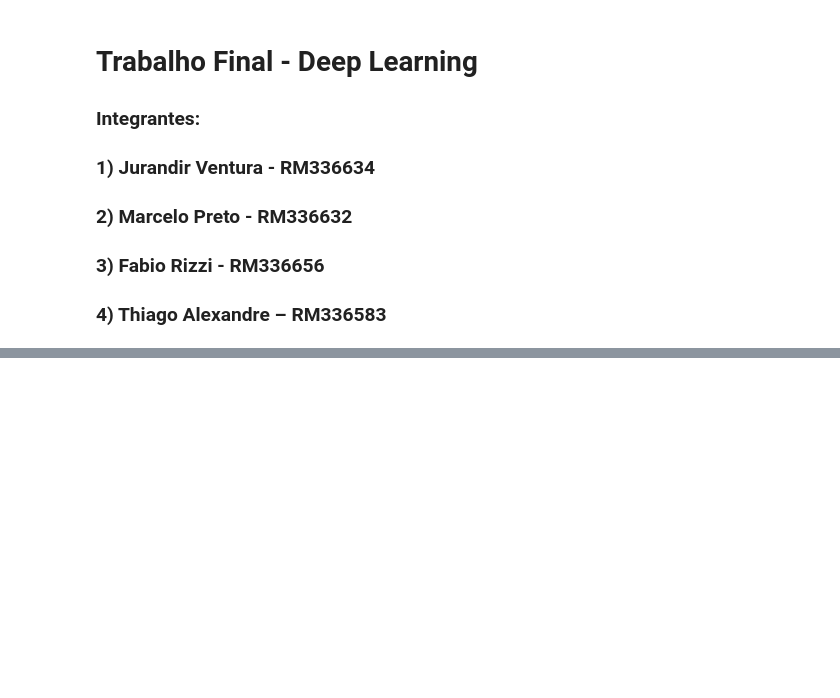
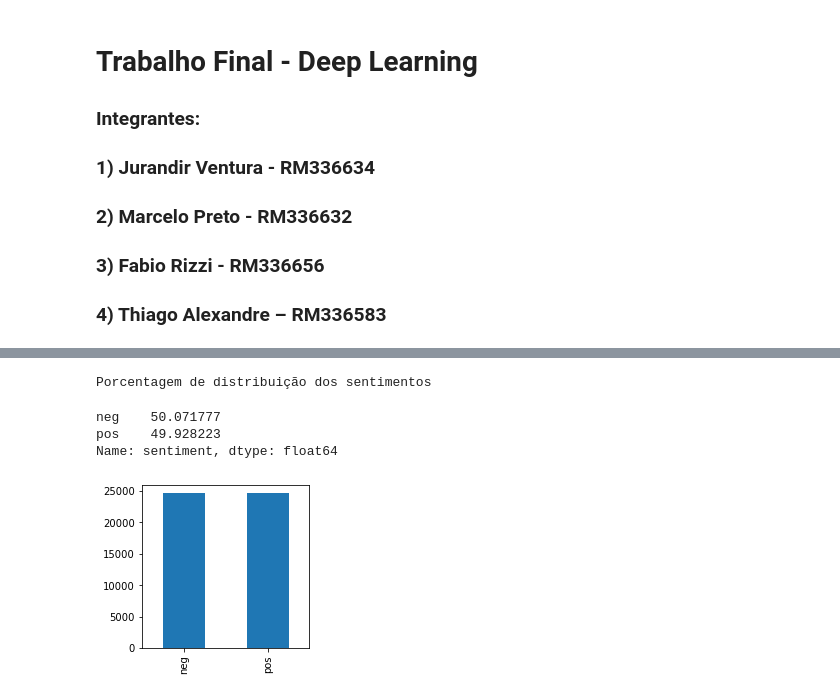
Before and after one commit to fiapIA/processamento_de_linguagem_natural, a Jupyter notebook: trabalho_final.ipynb, the cells around one changed output, grey strips where cells are left out. Saved outputs shown, nothing was run; the diff lists cells and outputs as text; code cells hidden in the pictures; blank space fills up the shorter version.

```diff
--- a/trabalho_final.ipynb
+++ b/trabalho_final.ipynb
@@ -34,0 +33,19 @@ dataset.head()
+# %%
+# Carregamento do dataset para dataframe "df"
+import os
+import pandas as pd
+try:
+  import wget
+except:
+  !pip install wget
+
+url = "https://dados-ml-pln.s3-sa-east-1.amazonaws.com/imdb-reviews-pt-br.csv"
+file = "./" + url.split('/')[-1]
+
+if not os.path.exists(file):
+    print("Fazendo download de " + url + " para: " + file)
+    wget.download(url,file)
+
+print("Carregando " + file + "...")
+df = pd.read_csv(file, delimiter=',', encoding='UTF-8')
+print("Dataframe carregado.")
@@ -34,0 +99,13 @@ dataset.head()
+# %%
+print("Porcentagem de distribuição dos sentimentos")
+(df.sentiment.value_counts()/df.shape[0])*100
+# %% [output]
+Porcentagem de distribuição dos sentimentos
+neg    50.071777
+pos    49.928223
+Name: sentiment, dtype: float64
+# %%
+
+df.sentiment.value_counts().plot(kind='bar', figsize=(3,3));
+# %% [output]
+[figure, added]
```
Also changed, not shown: parts of 16 cells of this notebook.
